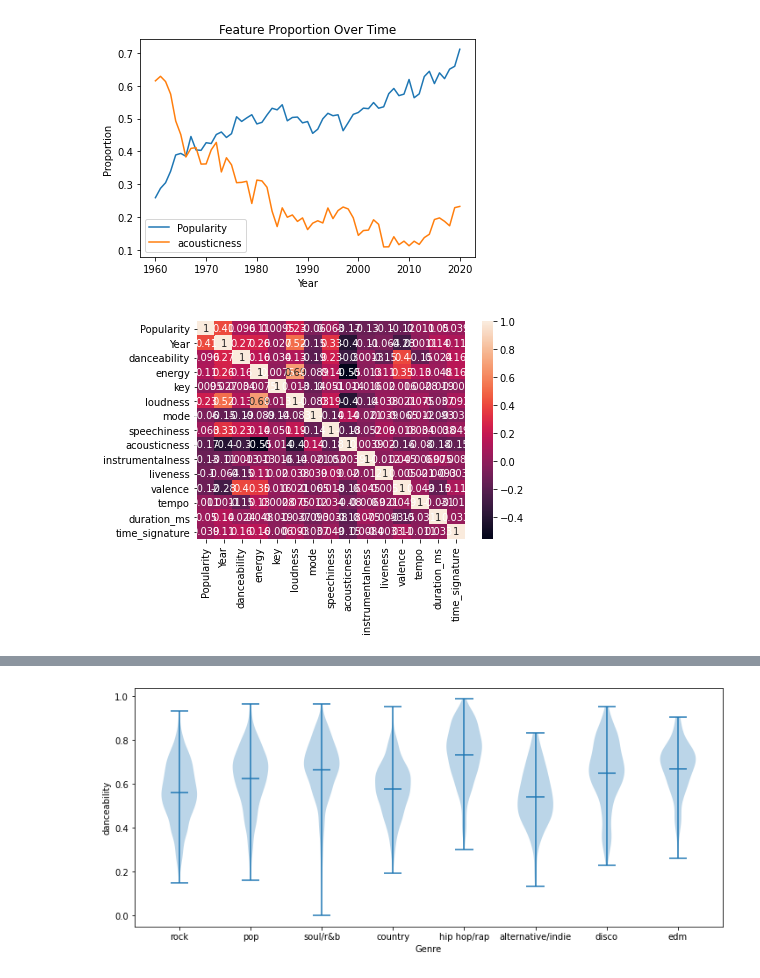
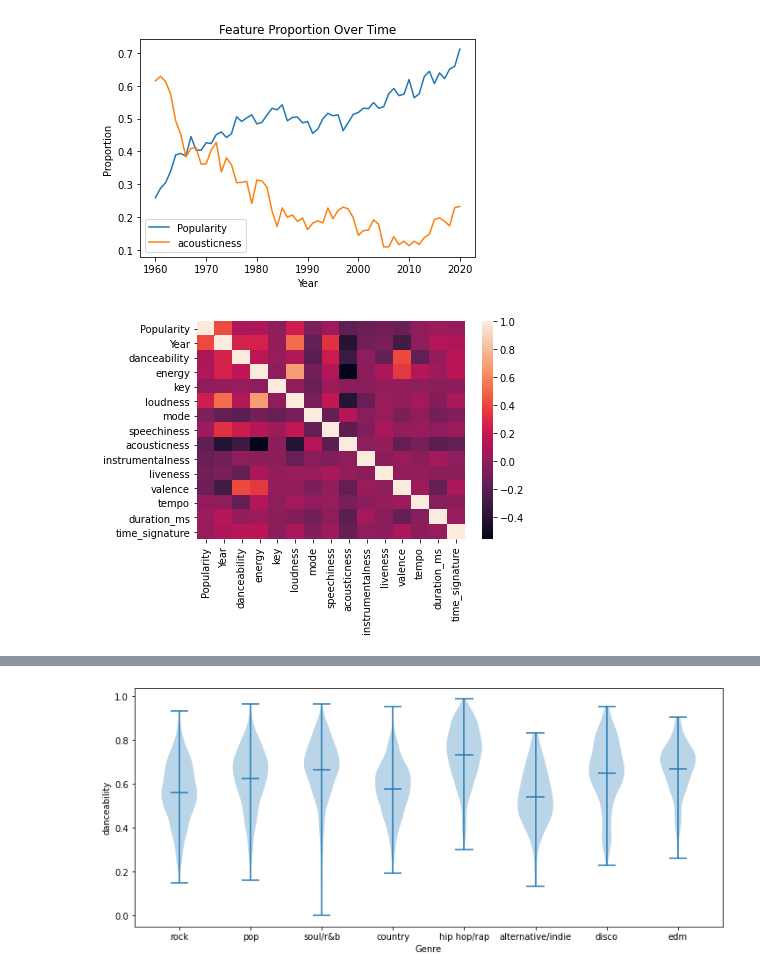
Before and after one commit to aholtz06/CMSC320_Final, a Jupyter notebook: src/Data_Exploration.ipynb, the cells around one changed output, grey strips where cells are left out. Drawn from its saved outputs; the diff is of its cells as text; code cells hidden in the pictures.

```diff
--- a/src/Data_Exploration.ipynb
+++ b/src/Data_Exploration.ipynb
@@ -119,10 +119,10 @@ display()
 [figure]
 # %%
 corrs = data.drop(['Rank'], axis=1).corr()
-sn.heatmap(corrs, annot = True)
+sn.heatmap(corrs)
 plt.show()
 # %% [output]
-[figure, old version]
+[figure, new version]
 # %%
 data.groupby('Top Genre').mean()[['danceability', 'energy', 'key', 'loudness', 'mode', 'speechiness', 'acousticness', 'instrumentalness', 'liveness', 'valence', 'tempo', 'duration_ms', 'time_signature']]
 # %% [output]
```
Also changed, not shown: 4 other files.
